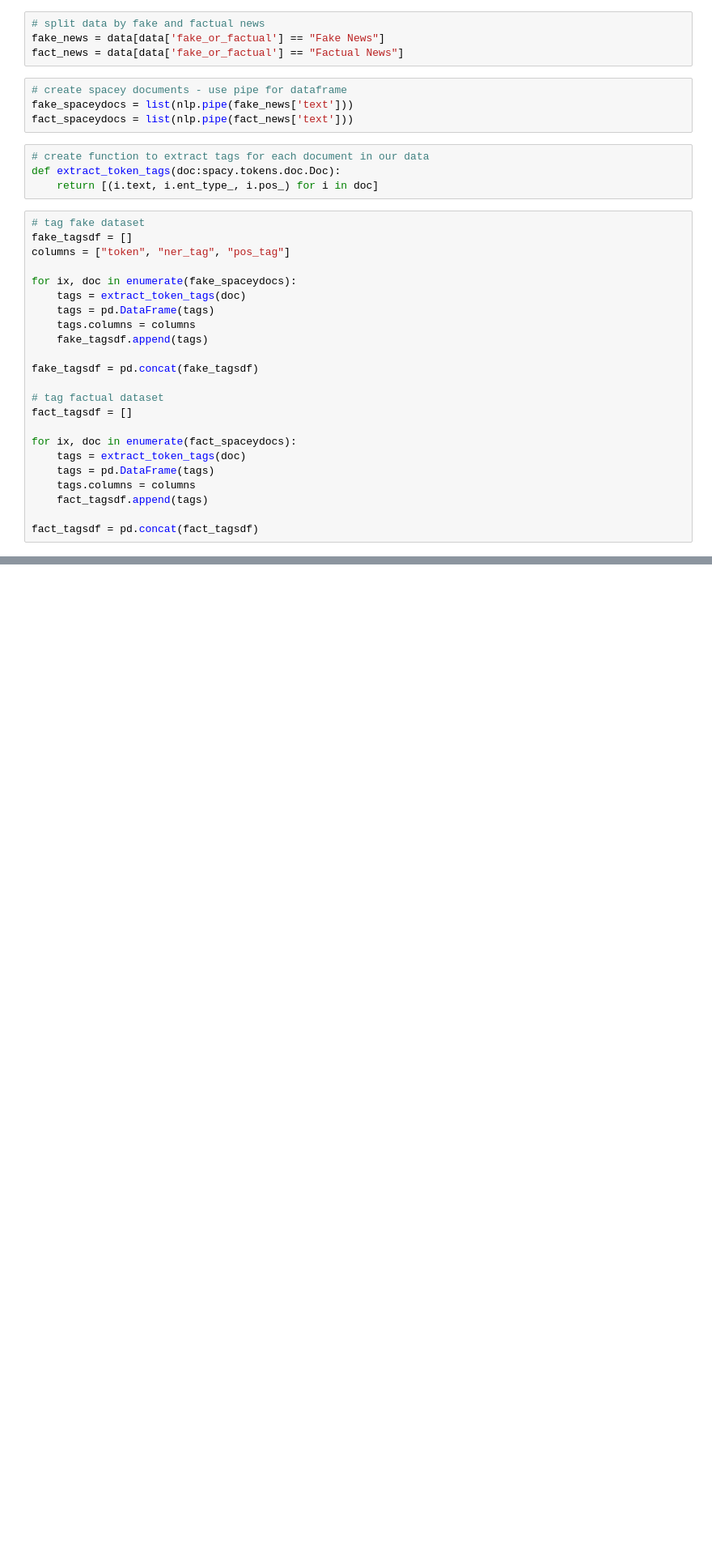
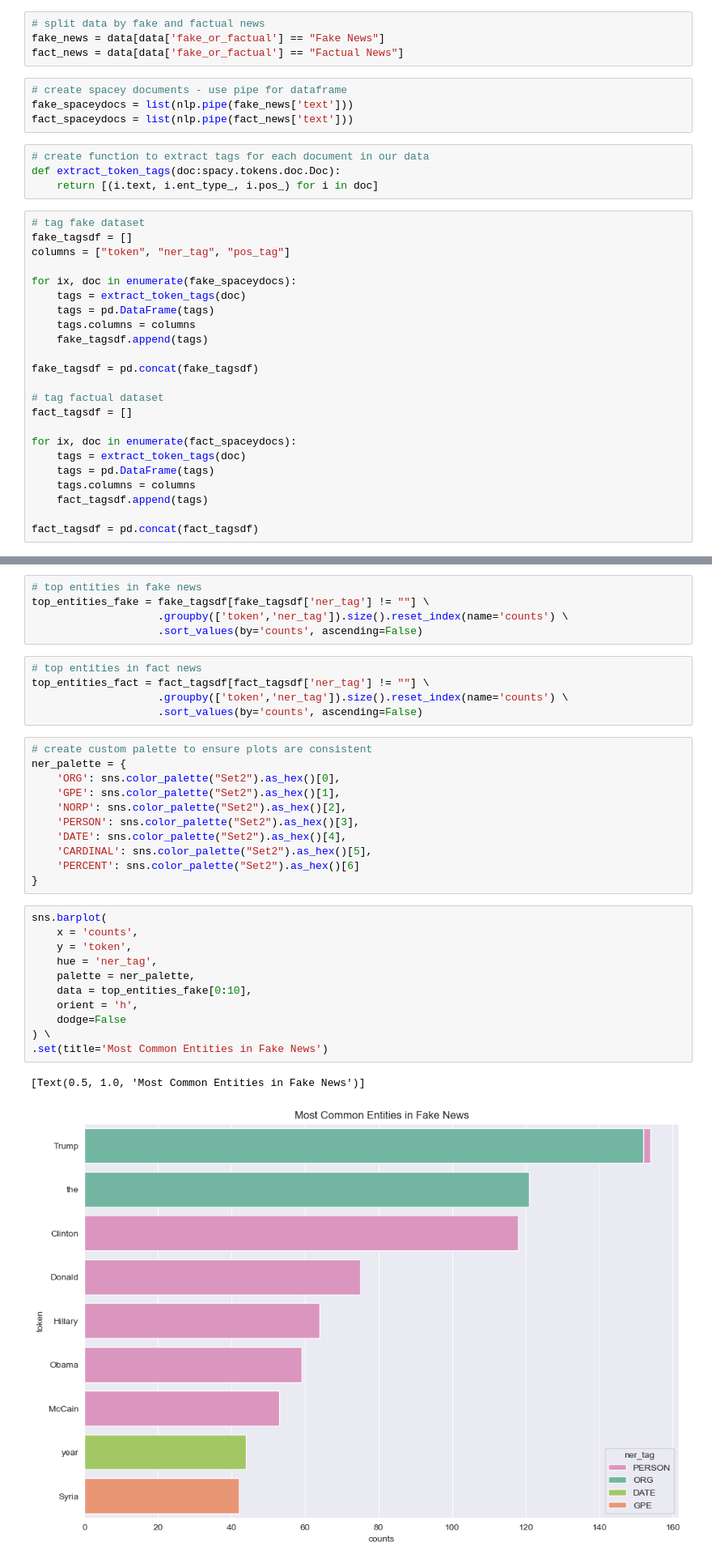
Before and after one commit to Jdfxx/NLP-Basics, a Jupyter notebook: FakeNewsAnalysis.ipynb, the cells around one changed output, grey strips where cells are left out. Shown: that part at 81% size. Saved outputs shown, nothing was run; the diff lists cells and outputs as text; blank space fills up the shorter version.

Commit message:
Fake news analysis - pos tagging

```diff
--- a/FakeNewsAnalysis.ipynb
+++ b/FakeNewsAnalysis.ipynb
@@ -106,0 +195,35 @@ pos_counts_fake[pos_counts_fake.pos_tag == "NOUN"][0:15]
+# %%
+# top entities in fake news
+top_entities_fake = fake_tagsdf[fake_tagsdf['ner_tag'] != ""] \
+                    .groupby(['token','ner_tag']).size().reset_index(name='counts') \
+                    .sort_values(by='counts', ascending=False)
+# %%
+# top entities in fact news
+top_entities_fact = fact_tagsdf[fact_tagsdf['ner_tag'] != ""] \
+                    .groupby(['token','ner_tag']).size().reset_index(name='counts') \
+                    .sort_values(by='counts', ascending=False)
+# %%
+# create custom palette to ensure plots are consistent
+ner_palette = {
+    'ORG': sns.color_palette("Set2").as_hex()[0],
+    'GPE': sns.color_palette("Set2").as_hex()[1],
+    'NORP': sns.color_palette("Set2").as_hex()[2],
+    'PERSON': sns.color_palette("Set2").as_hex()[3],
+    'DATE': sns.color_palette("Set2").as_hex()[4],
+    'CARDINAL': sns.color_palette("Set2").as_hex()[5],
+    'PERCENT': sns.color_palette("Set2").as_hex()[6]
+}
+# %%
+sns.barplot(
+    x = 'counts',
+    y = 'token',
+    hue = 'ner_tag',
+    palette = ner_palette,
+    data = top_entities_fake[0:10],
+    orient = 'h',
+    dodge=False
+) \
+.set(title='Most Common Entities in Fake News')
+# %% [output]
+[Text(0.5, 1.0, 'Most Common Entities in Fake News')]
+[figure, added]
```
Also changed, not shown: parts of 8 cells of this notebook, 2 other files.
